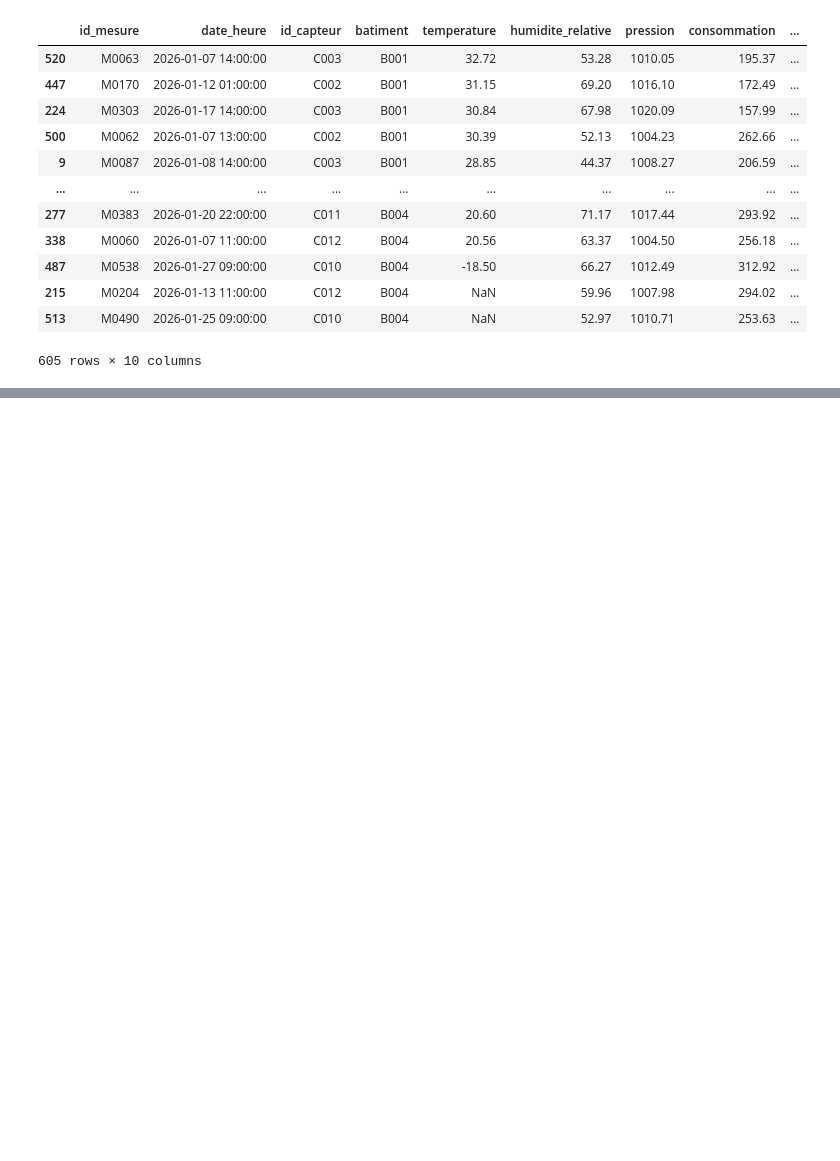
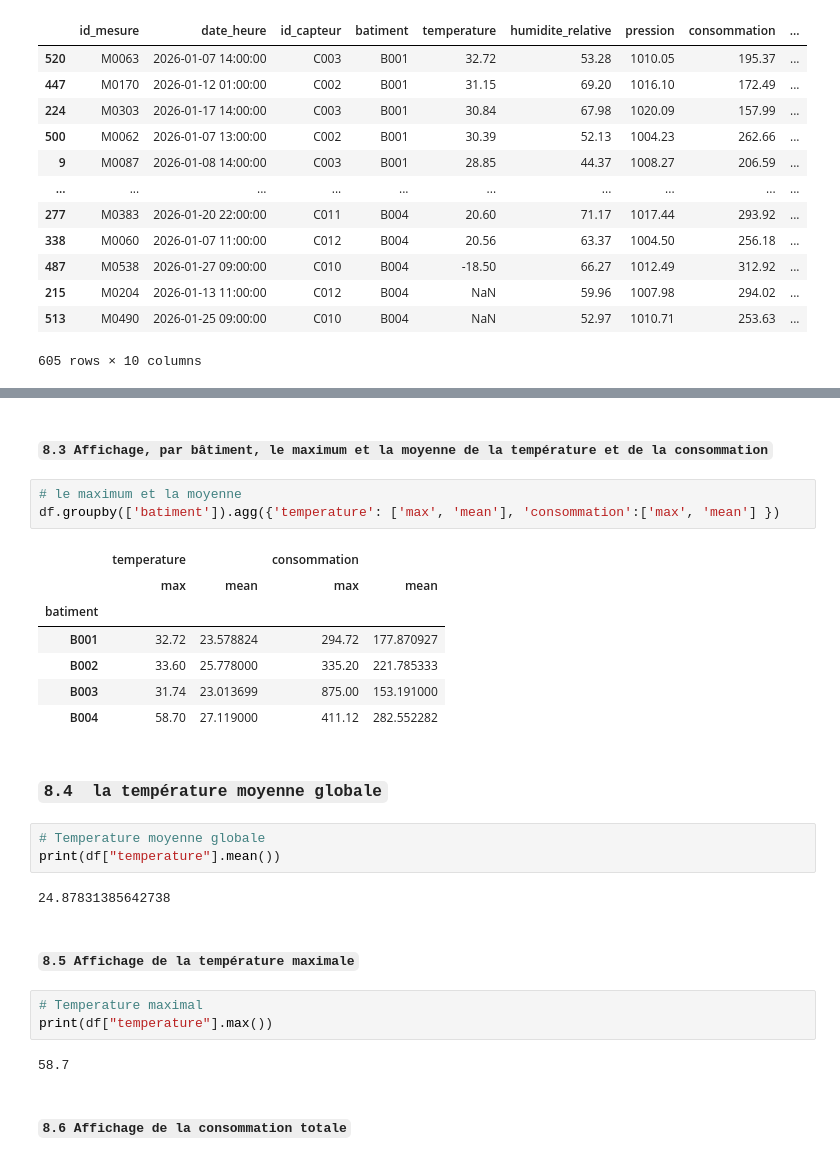
Before and after one commit to Alassanee/atelier_pandas_iot, a Jupyter notebook: notebook/atelier_pandas_iot.ipynb, the cells around one changed output, grey strips where cells are left out. Drawn from its saved outputs; the diff is of its cells as text; blank space fills up the shorter version.

```diff
--- a/notebook/atelier_pandas_iot.ipynb
+++ b/notebook/atelier_pandas_iot.ipynb
@@ -486,0 +547,29 @@ df.sort_values(by=["batiment", "temperature"], ascending=[True, False] )
+# %% [markdown]
+#### `8.3 Affichage, par bâtiment, le maximum et la moyenne de la température et de la consommation`
+# %%
+# le maximum et la moyenne
+df.groupby(['batiment']).agg({'temperature': ['max', 'mean'], 'consommation':['max', 'mean'] })
+# %% [output]
+|  | temperature |  | consommation |  |
+|  | max | mean | max | mean |
+| batiment |  |  |  |  |
+| B001 | 32.72 | 23.578824 | 294.72 | 177.870927 |
+| B002 | 33.60 | 25.778000 | 335.20 | 221.785333 |
+| B003 | 31.74 | 23.013699 | 875.00 | 153.191000 |
+| B004 | 58.70 | 27.119000 | 411.12 | 282.552282 |
+# %% [markdown]
+### `8.4  la température moyenne globale`
+# %%
+# Temperature moyenne globale
+print(df["temperature"].mean())
+# %% [output]
+24.87831385642738
+# %% [markdown]
+#### `8.5 Affichage de la température maximale`
+# %%
+# Temperature maximal
+print(df["temperature"].max())
+# %% [output]
+58.7
+# %% [markdown]
+#### `8.6 Affichage de la consommation totale`
```
Also changed, not shown: parts of 10 cells of this notebook.
